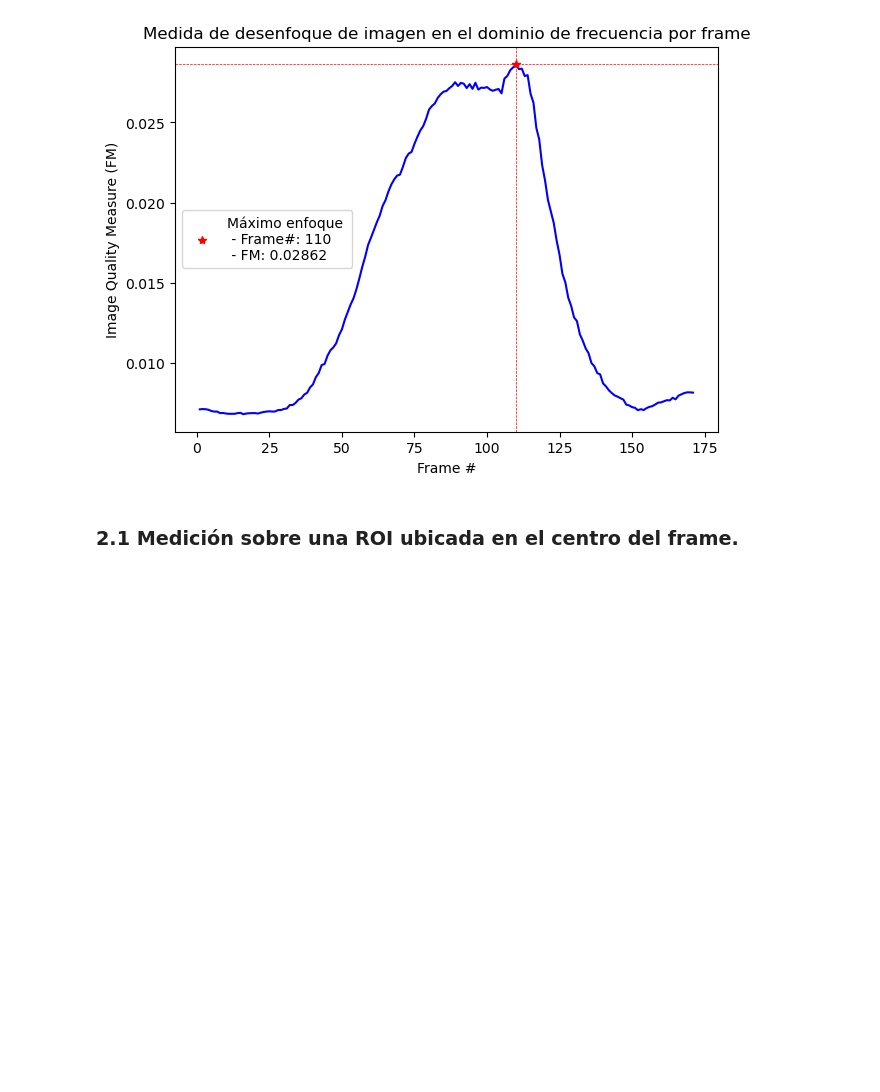
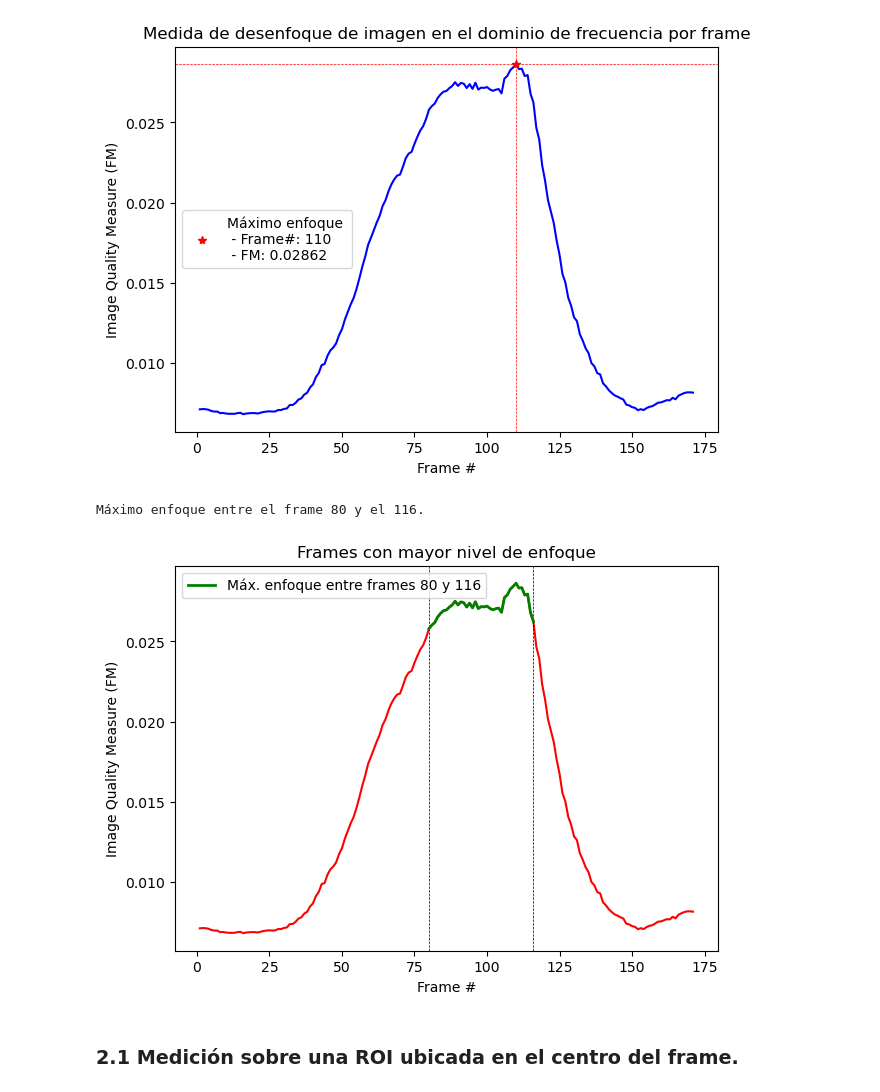
Before and after one commit to mdegano-fiuba/CEIA_VpC1, a Jupyter notebook: TP2/VpC1_TP2.ipynb, the cells around one changed output. Cells and saved outputs as stored; diff of their text form; code cells hidden in the pictures; blank space fills up the shorter version.

```diff
--- a/TP2/VpC1_TP2.ipynb
+++ b/TP2/VpC1_TP2.ipynb
@@ -328,0 +387,20 @@ showVideo(video_path, title='Video - Enfoque - Frame Completo', props={'frames':
+# %%
+# Pico máximo de enfoque
+max_value = max(video_fm)
+# Umbral del 90% del valor máximo
+threshold = 0.9 * max_value
+# Indices donde las métricas son cercanas al máximo
+max_frames = [i for i, val in enumerate(video_fm) if val >= threshold]
+x_from = max_frames[0] + 1
+x_to = max_frames[-1] + 1
+print(f"Máximo enfoque entre el frame {x_from} y el {x_to}.")
+# %% [output]
+Máximo enfoque entre el frame 80 y el 116.
+# %%
+# Gráfico mostrando la región de mayor enfoque
+showGraphRange(list(range(1, len(video_fm) + 1)), video_fm, (x_from, x_to),
+          'Frames con mayor nivel de enfoque',
+          'Frame #',
+          'Image Quality Measure (FM)')
+# %% [output]
+[figure, added]
```
Also changed, not shown: parts of 43 cells of this notebook, 10 other files.
